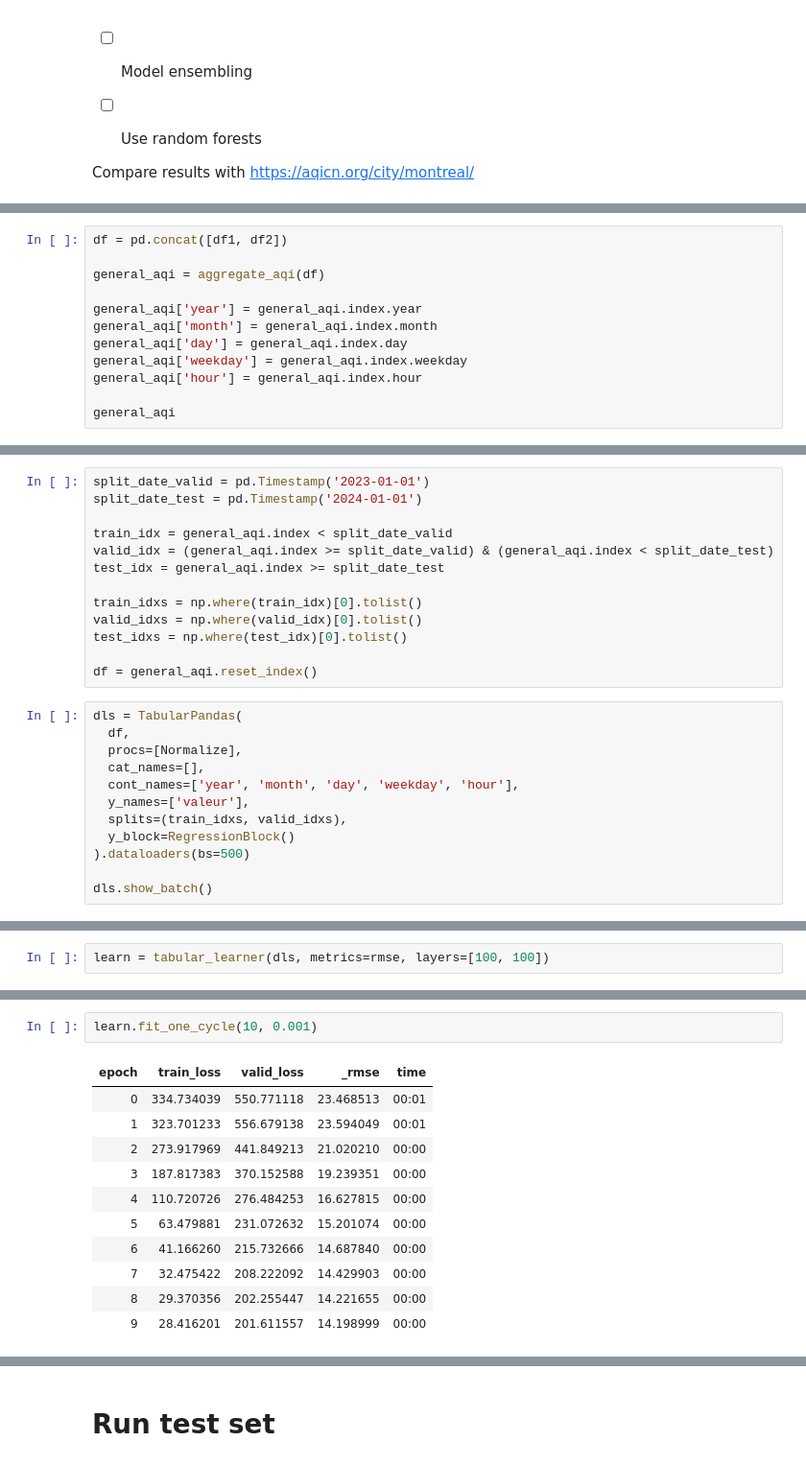
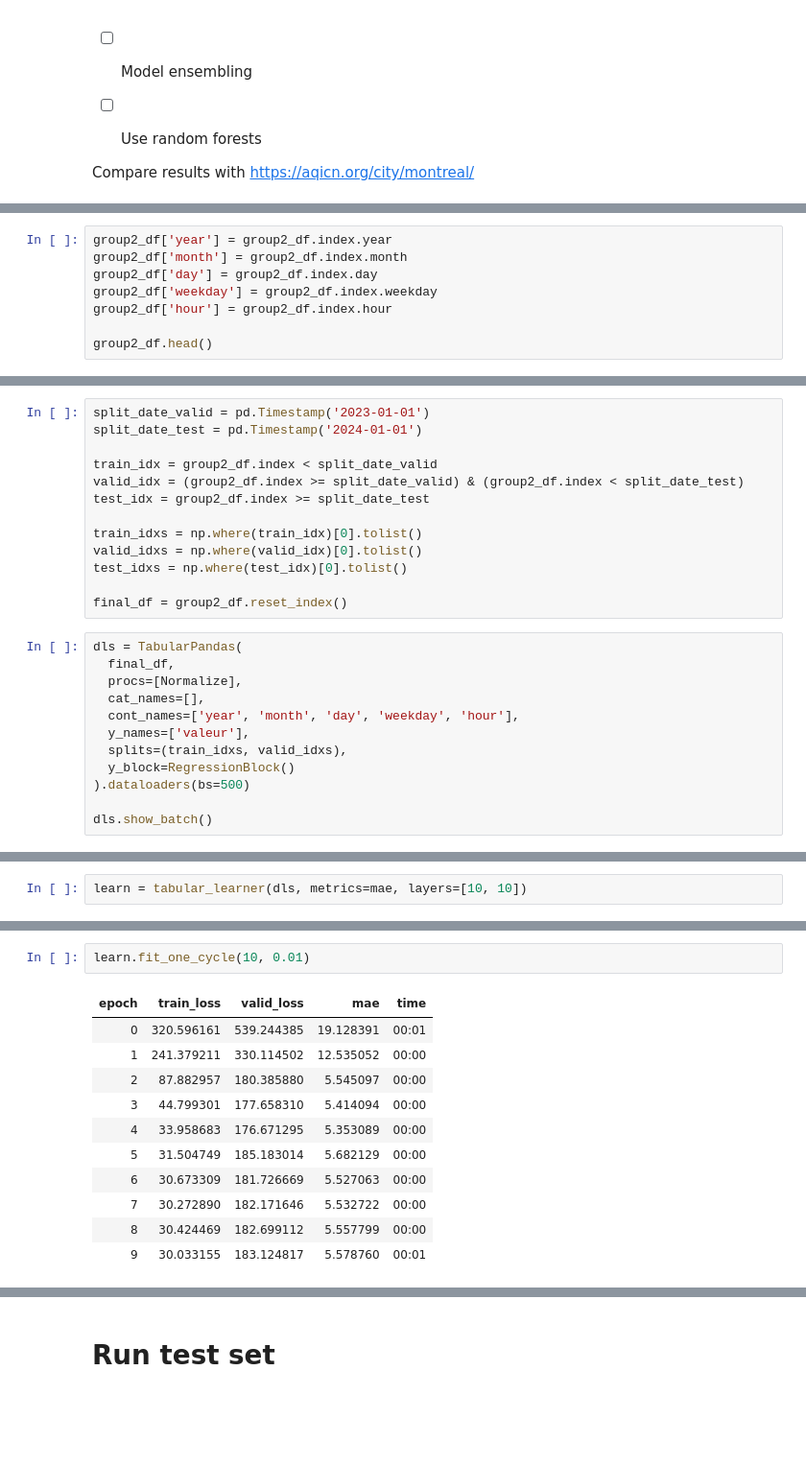
Before and after one commit to Magellol/montreal-aqi-predictions, a Jupyter notebook: index.ipynb, the cells around one changed output, grey strips where cells are left out. Shown at 96% size. Cells and saved outputs as stored; diff of their text form; blank space fills up the shorter version.

```diff
--- a/index.ipynb
+++ b/index.ipynb
@@ -53,15 +80,11 @@ def aggregate_aqi(df):
 # %%
-df = pd.concat([df1, df2])
+group2_df['year'] = group2_df.index.year
+group2_df['month'] = group2_df.index.month
+group2_df['day'] = group2_df.index.day
+group2_df['weekday'] = group2_df.index.weekday
+group2_df['hour'] = group2_df.index.hour
 
-general_aqi = aggregate_aqi(df)
-
-general_aqi['year'] = general_aqi.index.year
-general_aqi['month'] = general_aqi.index.month
-general_aqi['day'] = general_aqi.index.day
-general_aqi['weekday'] = general_aqi.index.weekday
-general_aqi['hour'] = general_aqi.index.hour
-
-general_aqi
+group2_df.head()
 # %% [output]
 |  | valeur | year | month | day | weekday | hour |
 | datetime |  |  |  |  |  |  |
@@ -81,18 +97,18 @@ general_aqi
 split_date_valid = pd.Timestamp('2023-01-01')
 split_date_test = pd.Timestamp('2024-01-01')
 
-train_idx = general_aqi.index < split_date_valid
-valid_idx = (general_aqi.index >= split_date_valid) & (general_aqi.index < split_date_test)
-test_idx = general_aqi.index >= split_date_test
+train_idx = group2_df.index < split_date_valid
+valid_idx = (group2_df.index >= split_date_valid) & (group2_df.index < split_date_test)
+test_idx = group2_df.index >= split_date_test
 
 train_idxs = np.where(train_idx)[0].tolist()
 valid_idxs = np.where(valid_idx)[0].tolist()
 test_idxs = np.where(test_idx)[0].tolist()
 
-df = general_aqi.reset_index()
+final_df = group2_df.reset_index()
 # %%
 dls = TabularPandas(
-  df,
+  final_df,
   procs=[Normalize],
   cat_names=[],
   cont_names=['year', 'month', 'day', 'weekday', 'hour'],
@@ -117,5 +133,5 @@ dls.show_batch()
 # %%
-learn = tabular_learner(dls, metrics=rmse, layers=[100, 100])
+learn = tabular_learner(dls, metrics=mae, layers=[10, 10])
 # %%
 learn.lr_find(suggest_funcs=[valley, slide])
 # %% [output]
@@ -125,17 +141,17 @@ SuggestedLRs(valley=0.010964781977236271, slide=0.00013182566908653826)
 # %%
-learn.fit_one_cycle(10, 0.001)
+learn.fit_one_cycle(10, 0.01)
 # %% [output]
-| epoch | train_loss | valid_loss | _rmse | time |
-| 0 | 334.734039 | 550.771118 | 23.468513 | 00:01 |
-| 1 | 323.701233 | 556.679138 | 23.594049 | 00:01 |
-| 2 | 273.917969 | 441.849213 | 21.020210 | 00:00 |
-| 3 | 187.817383 | 370.152588 | 19.239351 | 00:00 |
-| 4 | 110.720726 | 276.484253 | 16.627815 | 00:00 |
-| 5 | 63.479881 | 231.072632 | 15.201074 | 00:00 |
-| 6 | 41.166260 | 215.732666 | 14.687840 | 00:00 |
-| 7 | 32.475422 | 208.222092 | 14.429903 | 00:00 |
-| 8 | 29.370356 | 202.255447 | 14.221655 | 00:00 |
-| 9 | 28.416201 | 201.611557 | 14.198999 | 00:00 |
+| epoch | train_loss | valid_loss | mae | time |
+| 0 | 320.596161 | 539.244385 | 19.128391 | 00:01 |
+| 1 | 241.379211 | 330.114502 | 12.535052 | 00:00 |
+| 2 | 87.882957 | 180.385880 | 5.545097 | 00:00 |
+| 3 | 44.799301 | 177.658310 | 5.414094 | 00:00 |
+| 4 | 33.958683 | 176.671295 | 5.353089 | 00:00 |
+| 5 | 31.504749 | 185.183014 | 5.682129 | 00:00 |
+| 6 | 30.673309 | 181.726669 | 5.527063 | 00:00 |
+| 7 | 30.272890 | 182.171646 | 5.532722 | 00:00 |
+| 8 | 30.424469 | 182.699112 | 5.557799 | 00:00 |
+| 9 | 30.033155 | 183.124817 | 5.578760 | 00:01 |
 # %%
 # learn.recorder.plot_loss()
 learn.show_results(max_n=10)
```
Also changed, not shown: parts of 13 cells of this notebook.
